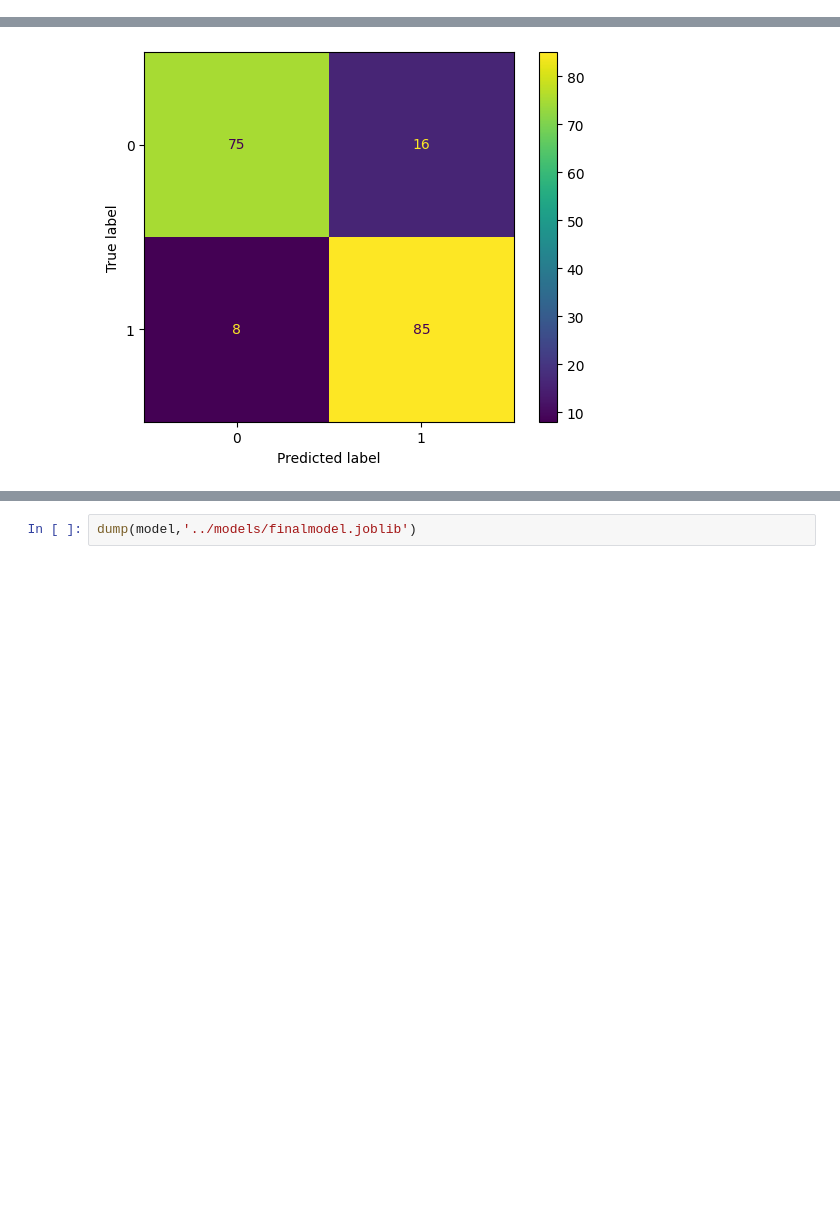
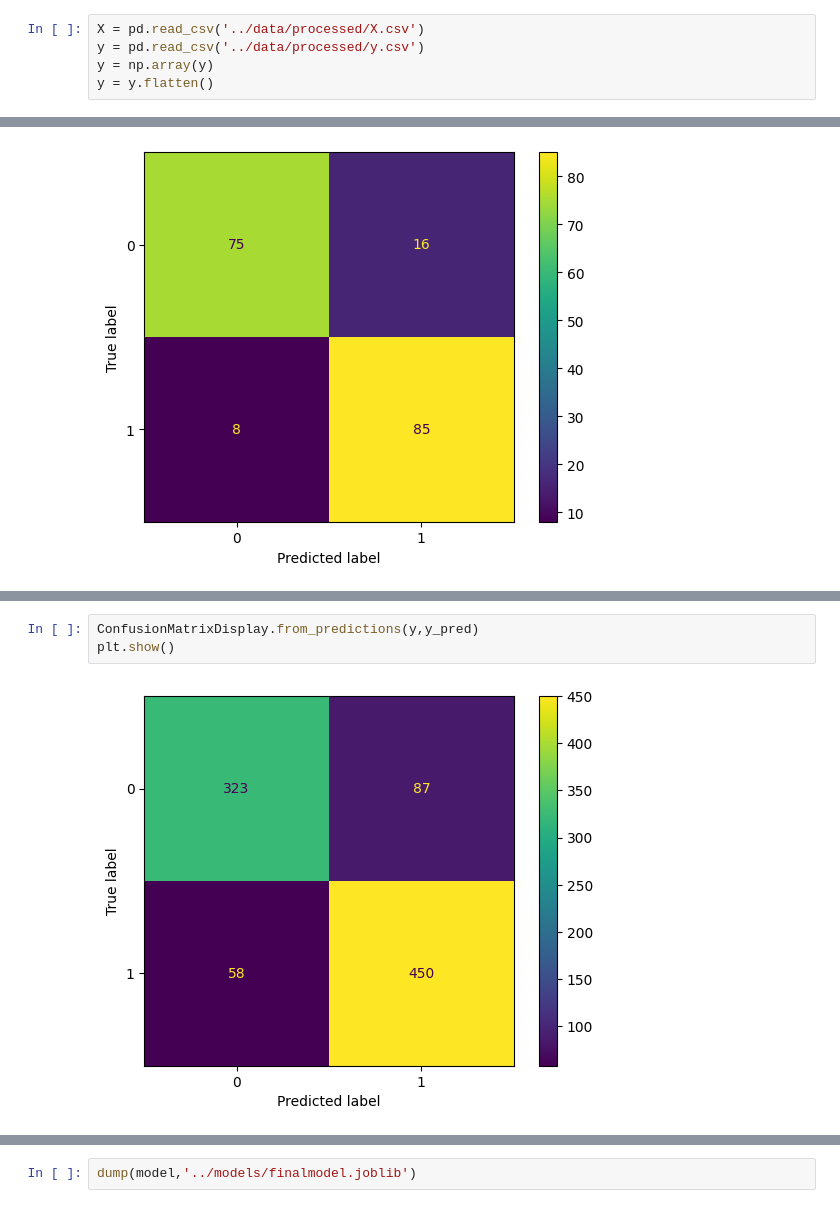
Before and after one commit to arnauortiz/heartDiseaseClassification, a Jupyter notebook: notebooks/06_last_test.ipynb, the cells around one changed output, grey strips where cells are left out. Drawn from its saved outputs; the diff is of its cells as text; blank space fills up the shorter version.

```diff
--- a/notebooks/06_last_test.ipynb
+++ b/notebooks/06_last_test.ipynb
@@ -28,6 +28,11 @@ y_train = np.array(y_train)
 y_train = y_train.flatten()
 y_test = np.array(y_test)
 y_test = y_test.flatten()
+# %%
+X = pd.read_csv('../data/processed/X.csv')
+y = pd.read_csv('../data/processed/y.csv')
+y = np.array(y)
+y = y.flatten()
 # %%
 model = load('../models/final_model_test.joblib')
 # %%
@@ -45,0 +120,5 @@ plt.show()
+# %%
+ConfusionMatrixDisplay.from_predictions(y,y_pred)
+plt.show()
+# %% [output]
+[figure, added]
```
Also changed, not shown: parts of 7 cells of this notebook, 2 other files.
